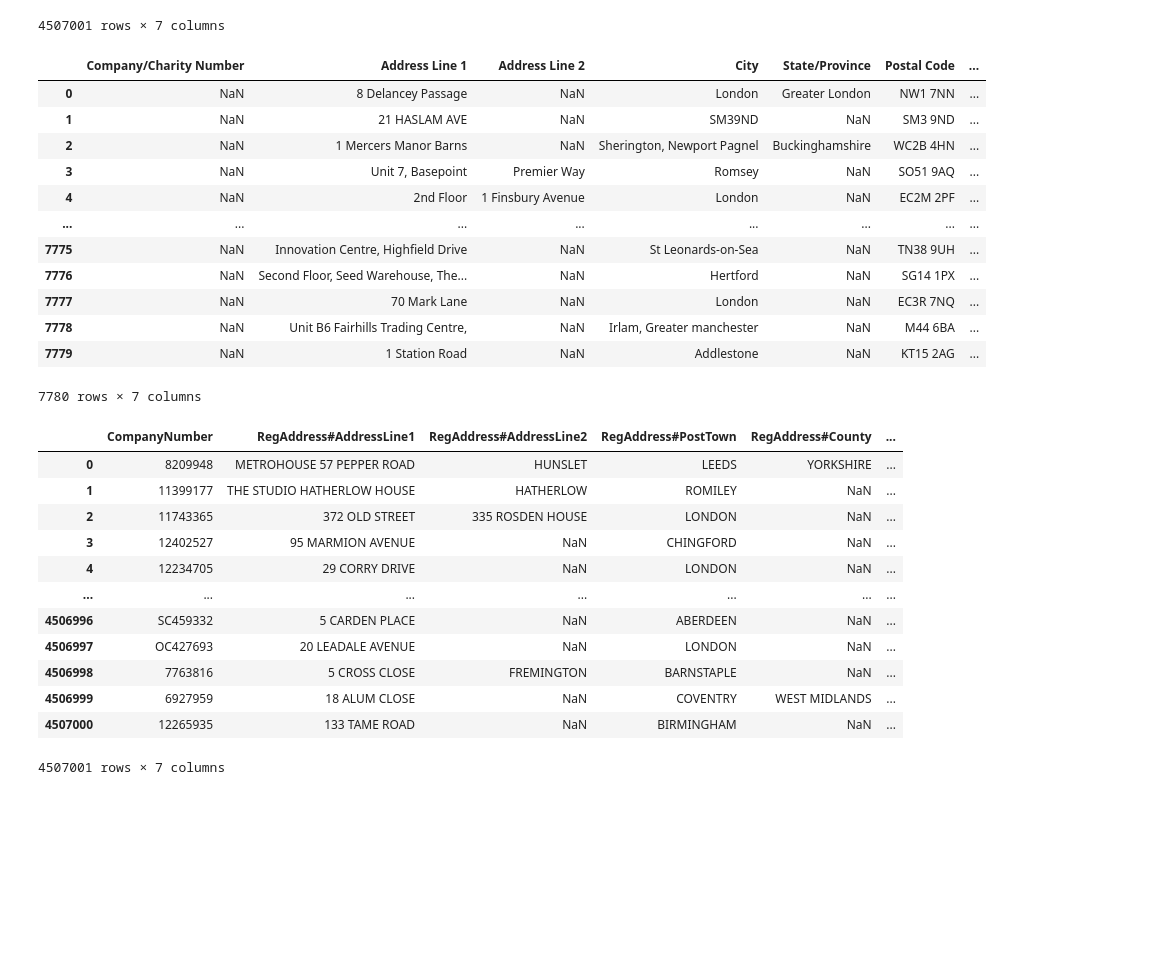
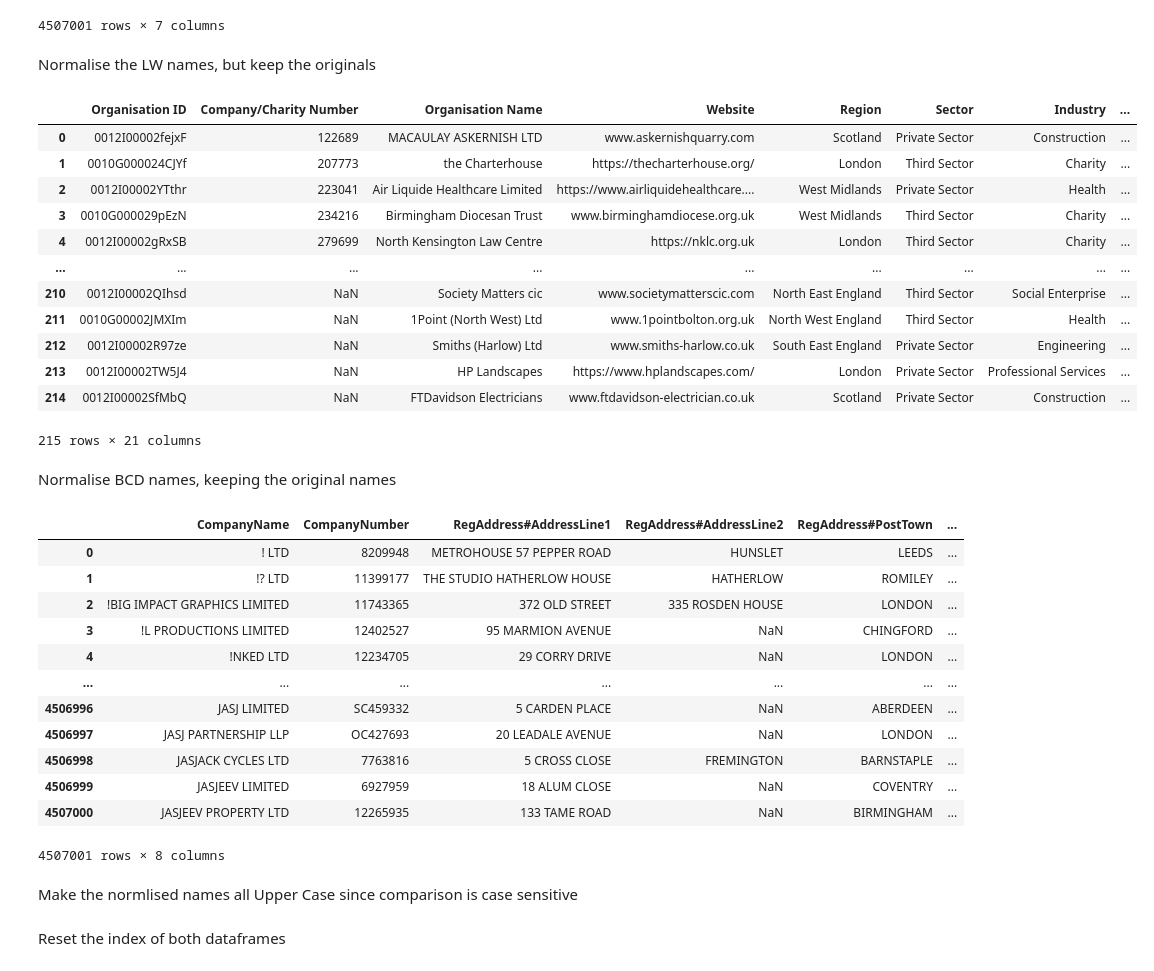
Before and after one commit to jacksim588/Record-Linkage, a Jupyter notebook: General-RL 1.1.ipynb, the cells around one changed output. Drawn from its saved outputs; the diff is of its cells as text; code cells hidden in the pictures; blank space fills up the shorter version.

```diff
--- a/General-RL 1.1.ipynb
+++ b/General-RL 1.1.ipynb
@@ -24,6 +32,7 @@ df_LW = pd.read_csv(r"C:\Users\Clamfighter\Machine_Learning_Project\my_env\Heggl
 df_BCD = pd.read_csv(r"C:\Users\Clamfighter\Machine_Learning_Project\my_env\Heggle\Record Linkage - Company Data\Company Data\BCD.csv",encoding = "ISO-8859-1",low_memory=False)
 # %%
-df_LW = pd.read_csv(r"C:\Users\jacks\Documents\Document(Offline)\Barcanet\Record Linkage\RLW-Accreditations.csv",encoding = "ISO-8859-1" )
+df_LW = pd.read_csv(r"C:\Users\Clamfighter\Machine_Learning_Project\my_env\Heggle\Record Linkage - Company Data\Company Data\RLW_SEPT.csv",encoding = "ISO-8859-1" )
+df_LW['Processing Date'] = pd.to_datetime('today').strftime("%m/%d/%Y")
 
 df_LW
 # %% [output]
@@ -60,31 +71,35 @@ df_BCD
 | 4506999 | JASJEEV LIMITED | 6927959 | 18 ALUM CLOSE | NaN | COVENTRY | ... |
 | 4507000 | JASJEEV PROPERTY LTD | 12265935 | 133 TAME ROAD | NaN | BIRMINGHAM | ... |
 4507001 rows × 7 columns
+# %% [markdown]
+Normalise the LW names, but keep the originals
 # %%
 normalised_names = []
 to_remove = ['\([^()]*\)','ltd','Ltd','LTD', 'Limited', 'limited','LIMITED',' Group','GROUP','Holdings','HOLDINGS','LLP']
 for i in df_LW[LF_CN]:
     for j in to_remove:
         i = i.replace(j, '')
     i.rstrip()
     normalised_names.append(i)
 df_LW['Normalised Organisation Name'] = normalised_names
-del df_LW[LF_CN]
+#del df_LW[LF_CN]
 df_LW
 # %% [output]
-|  | Company/Charity Number | Address Line 1 | Address Line 2 | City | State/Province | Postal Code | ... |
-| 0 | NaN | 8 Delancey Passage | NaN | London | Greater London | NW1 7NN | ... |
-| 1 | NaN | 21 HASLAM AVE | NaN | SM39ND | NaN | SM3 9ND | ... |
-| 2 | NaN | 1 Mercers Manor Barns | NaN | Sherington, Newport Pagnel | Buckinghamshire | WC2B 4HN | ... |
-| 3 | NaN | Unit 7, Basepoint | Premier Way | Romsey | NaN | SO51 9AQ | ... |
-| 4 | NaN | 2nd Floor | 1 Finsbury Avenue | London | NaN | EC2M 2PF | ... |
-| ... | ... | ... | ... | ... | ... | ... | ... |
-| 7775 | NaN | Innovation Centre, Highfield Drive | NaN | St Leonards-on-Sea | NaN | TN38 9UH | ... |
-| 7776 | NaN | Second Floor, Seed Warehouse, The... | NaN | Hertford | NaN | SG14 1PX | ... |
-| 7777 | NaN | 70 Mark Lane | NaN | London | NaN | EC3R 7NQ | ... |
-| 7778 | NaN | Unit B6 Fairhills Trading Centre, | NaN | Irlam, Greater manchester | NaN | M44 6BA | ... |
-| 7779 | NaN | 1 Station Road | NaN | Addlestone | NaN | KT15 2AG | ... |
+|  | Organisation ID | Company/Charity Number | Organisation Name | Website | Region | Sector | Industry | ... |
+| 0 | 0012I00002fejxF | 122689 | MACAULAY ASKERNISH LTD | www.askernishquarry.com | Scotland | Private Sector | Construction | ... |
+| 1 | 0010G000024CJYf | 207773 | the Charterhouse | https://thecharterhouse.org/ | London | Third Sector | Charity | ... |
+| 2 | 0012I00002YTthr | 223041 | Air Liquide Healthcare Limited | https://www.airliquidehealthcare.... | West Midlands | Private Sector | Health | ... |
+| 3 | 0010G000029pEzN | 234216 | Birmingham Diocesan Trust | www.birminghamdiocese.org.uk | West Midlands | Third Sector | Charity | ... |
+| 4 | 0012I00002gRxSB | 279699 | North Kensington Law Centre | https://nklc.org.uk | London | Third Sector | Charity | ... |
+| ... | ... | ... | ... | ... | ... | ... | ... | ... |
+| 210 | 0012I00002QIhsd | NaN | Society Matters cic | www.societymatterscic.com | North East England | Third Sector | Social Enterprise | ... |
+| 211 | 0010G00002JMXIm | NaN | 1Point (North West) Ltd | www.1pointbolton.org.uk | North West England | Third Sector | Health | ... |
+| 212 | 0012I00002R97ze | NaN | Smiths (Harlow) Ltd | www.smiths-harlow.co.uk | South East England | Private Sector | Engineering | ... |
+| 213 | 0012I00002TW5J4 | NaN | HP Landscapes | https://www.hplandscapes.com/ | London | Private Sector | Professional Services | ... |
+| 214 | 0012I00002SfMbQ | NaN | FTDavidson Electricians | www.ftdavidson-electrician.co.uk | Scotland | Private Sector | Construction | ... |
-7780 rows × 7 columns
+215 rows × 21 columns
+# %% [markdown]
+Normalise BCD names, keeping the original names
 # %%
 normalised_names = []
 to_remove = ['\([^()]*\)','ltd','Ltd','LTD', 'Limited', 'limited','LIMITED',' Group','GROUP','Holdings','HOLDINGS','LLP']
@@ -94,22 +109,24 @@ for i in df_BCD['CompanyName']:
     i.rstrip()
     normalised_names.append(i)
 df_BCD['Normalised Names'] = normalised_names
-del df_BCD['CompanyName']
+#del df_BCD['CompanyName']
 df_BCD
 # %% [output]
-|  | CompanyNumber | RegAddress#AddressLine1 | RegAddress#AddressLine2 | RegAddress#PostTown | RegAddress#County | ... |
-| 0 | 8209948 | METROHOUSE 57 PEPPER ROAD | HUNSLET | LEEDS | YORKSHIRE | ... |
-| 1 | 11399177 | THE STUDIO HATHERLOW HOUSE | HATHERLOW | ROMILEY | NaN | ... |
-| 2 | 11743365 | 372 OLD STREET | 335 ROSDEN HOUSE | LONDON | NaN | ... |
-| 3 | 12402527 | 95 MARMION AVENUE | NaN | CHINGFORD | NaN | ... |
-| 4 | 12234705 | 29 CORRY DRIVE | NaN | LONDON | NaN | ... |
+|  | CompanyName | CompanyNumber | RegAddress#AddressLine1 | RegAddress#AddressLine2 | RegAddress#PostTown | ... |
+| 0 | ! LTD | 8209948 | METROHOUSE 57 PEPPER ROAD | HUNSLET | LEEDS | ... |
+| 1 | !? LTD | 11399177 | THE STUDIO HATHERLOW HOUSE | HATHERLOW | ROMILEY | ... |
+| 2 | !BIG IMPACT GRAPHICS LIMITED | 11743365 | 372 OLD STREET | 335 ROSDEN HOUSE | LONDON | ... |
+| 3 | !L PRODUCTIONS LIMITED | 12402527 | 95 MARMION AVENUE | NaN | CHINGFORD | ... |
+| 4 | !NKED LTD | 12234705 | 29 CORRY DRIVE | NaN | LONDON | ... |
 | ... | ... | ... | ... | ... | ... | ... |
-| 4506996 | SC459332 | 5 CARDEN PLACE | NaN | ABERDEEN | NaN | ... |
-| 4506997 | OC427693 | 20 LEADALE AVENUE | NaN | LONDON | NaN | ... |
-| 4506998 | 7763816 | 5 CROSS CLOSE | FREMINGTON | BARNSTAPLE | NaN | ... |
-| 4506999 | 6927959 | 18 ALUM CLOSE | NaN | COVENTRY | WEST MIDLANDS | ... |
-| 4507000 | 12265935 | 133 TAME ROAD | NaN | BIRMINGHAM | NaN | ... |
+| 4506996 | JASJ LIMITED | SC459332 | 5 CARDEN PLACE | NaN | ABERDEEN | ... |
+| 4506997 | JASJ PARTNERSHIP LLP | OC427693 | 20 LEADALE AVENUE | NaN | LONDON | ... |
+| 4506998 | JASJACK CYCLES LTD | 7763816 | 5 CROSS CLOSE | FREMINGTON | BARNSTAPLE | ... |
+| 4506999 | JASJEEV LIMITED | 6927959 | 18 ALUM CLOSE | NaN | COVENTRY | ... |
+| 4507000 | JASJEEV PROPERTY LTD | 12265935 | 133 TAME ROAD | NaN | BIRMINGHAM | ... |
-4507001 rows × 7 columns
+4507001 rows × 8 columns
+# %% [markdown]
+Make the normlised names all Upper Case since comparison is case sensitive
 # %%
 #print(df_LW)
 #print(df_LW[LF_A2].str.upper())
@@ -119,4 +136,6 @@ df_LW[LF_A2] = df_LW[LF_A2].str.upper()
 df_LW[LF_CITY] = df_LW[LF_CITY].str.upper()
 df_LW[LF_COUNTY] = df_LW[LF_COUNTY].str.upper()
 df_BCD['Normalised Names'] = df_BCD['Normalised Names'].str.upper()
+# %% [markdown]
+Reset the index of both dataframes
 # %%
```
Also changed, not shown: parts of 26 cells of this notebook.
